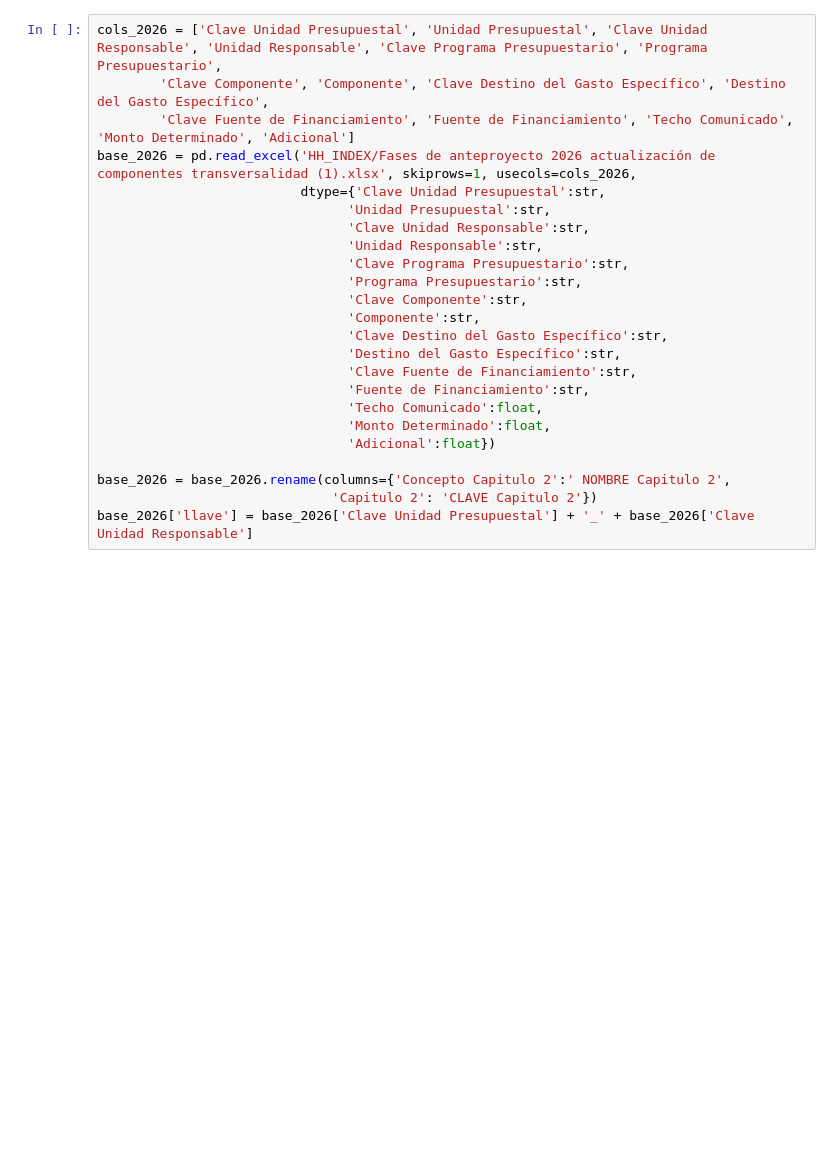
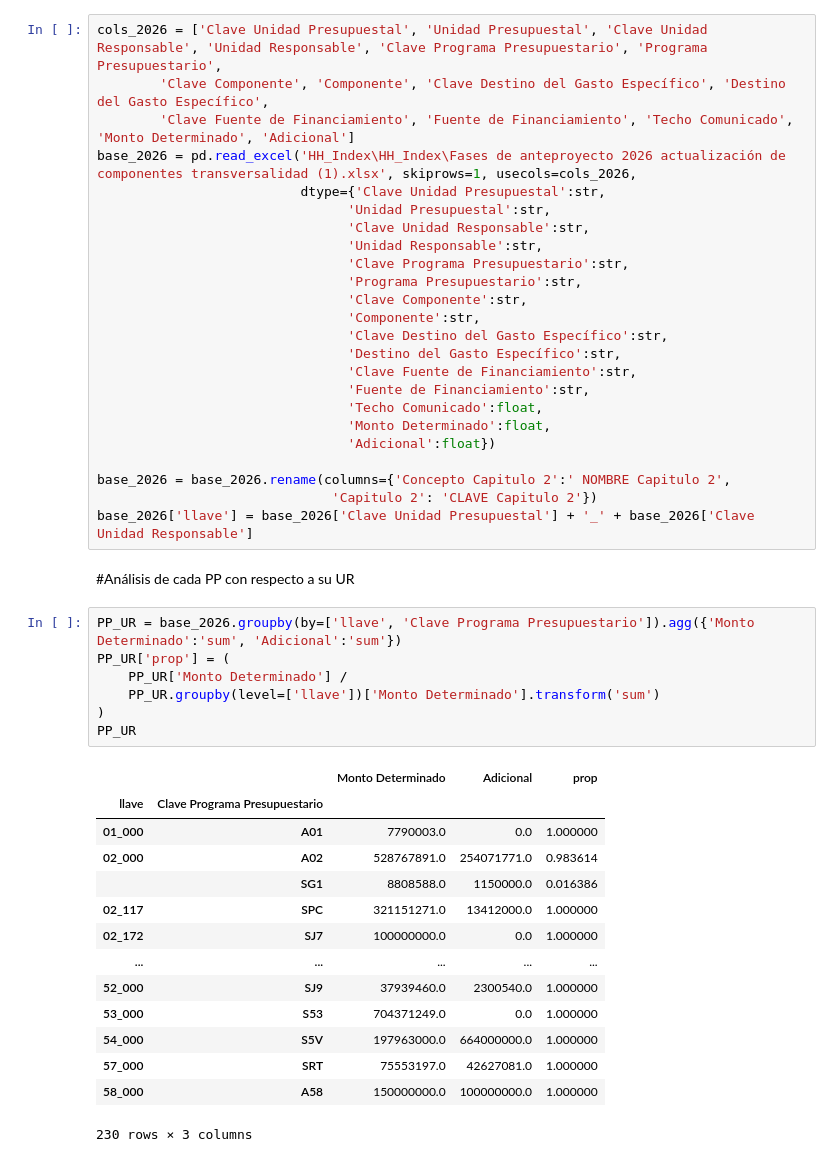
Before and after one commit to yaircardenas1374/HH_Index, a Jupyter notebook: HH_Index.ipynb, the cells around one changed output. Drawn from its saved outputs; the diff is of its cells as text; blank space fills up the shorter version.

```diff
--- a/HH_Index.ipynb
+++ b/HH_Index.ipynb
@@ -8,7 +10,7 @@ os.chdir('/Users/yaircardenasavila/Desktop/Github_repo')
 cols_2026 = ['Clave Unidad Presupuestal', 'Unidad Presupuestal', 'Clave Unidad Responsable', 'Unidad Responsable', 'Clave Programa Presupuestario', 'Programa Presupuestario',
         'Clave Componente', 'Componente', 'Clave Destino del Gasto Específico', 'Destino del Gasto Específico',
         'Clave Fuente de Financiamiento', 'Fuente de Financiamiento', 'Techo Comunicado', 'Monto Determinado', 'Adicional']
-base_2026 = pd.read_excel('HH_INDEX/Fases de anteproyecto 2026 actualización de componentes transversalidad (1).xlsx', skiprows=1, usecols=cols_2026,
+base_2026 = pd.read_excel('HH_Index\HH_Index\Fases de anteproyecto 2026 actualización de componentes transversalidad (1).xlsx', skiprows=1, usecols=cols_2026,
                           dtype={'Clave Unidad Presupuestal':str,
                                 'Unidad Presupuestal':str,
                                 'Clave Unidad Responsable':str,
@@ -28,3 +30,27 @@ base_2026 = pd.read_excel('HH_INDEX/Fases de anteproyecto 2026 actualización de
 base_2026 = base_2026.rename(columns={'Concepto Capitulo 2':' NOMBRE Capitulo 2',
                               'Capitulo 2': 'CLAVE Capitulo 2'})
 base_2026['llave'] = base_2026['Clave Unidad Presupuestal'] + '_' + base_2026['Clave Unidad Responsable']
+# %% [markdown]
+#Análisis de cada PP con respecto a su UR
+# %%
+PP_UR = base_2026.groupby(by=['llave', 'Clave Programa Presupuestario']).agg({'Monto Determinado':'sum', 'Adicional':'sum'})
+PP_UR['prop'] = (
+    PP_UR['Monto Determinado'] /
+    PP_UR.groupby(level=['llave'])['Monto Determinado'].transform('sum')
+)
+PP_UR
+# %% [output]
+|  |  | Monto Determinado | Adicional | prop |
+| llave | Clave Programa Presupuestario |  |  |  |
+| 01_000 | A01 | 7790003.0 | 0.0 | 1.000000 |
+| 02_000 | A02 | 528767891.0 | 254071771.0 | 0.983614 |
+|  | SG1 | 8808588.0 | 1150000.0 | 0.016386 |
+| 02_117 | SPC | 321151271.0 | 13412000.0 | 1.000000 |
+| 02_172 | SJ7 | 100000000.0 | 0.0 | 1.000000 |
+| ... | ... | ... | ... | ... |
+| 52_000 | SJ9 | 37939460.0 | 2300540.0 | 1.000000 |
+| 53_000 | S53 | 704371249.0 | 0.0 | 1.000000 |
+| 54_000 | S5V | 197963000.0 | 664000000.0 | 1.000000 |
+| 57_000 | SRT | 75553197.0 | 42627081.0 | 1.000000 |
+| 58_000 | A58 | 150000000.0 | 100000000.0 | 1.000000 |
+230 rows × 3 columns
```
Also changed, not shown: parts of 7 cells of this notebook.
